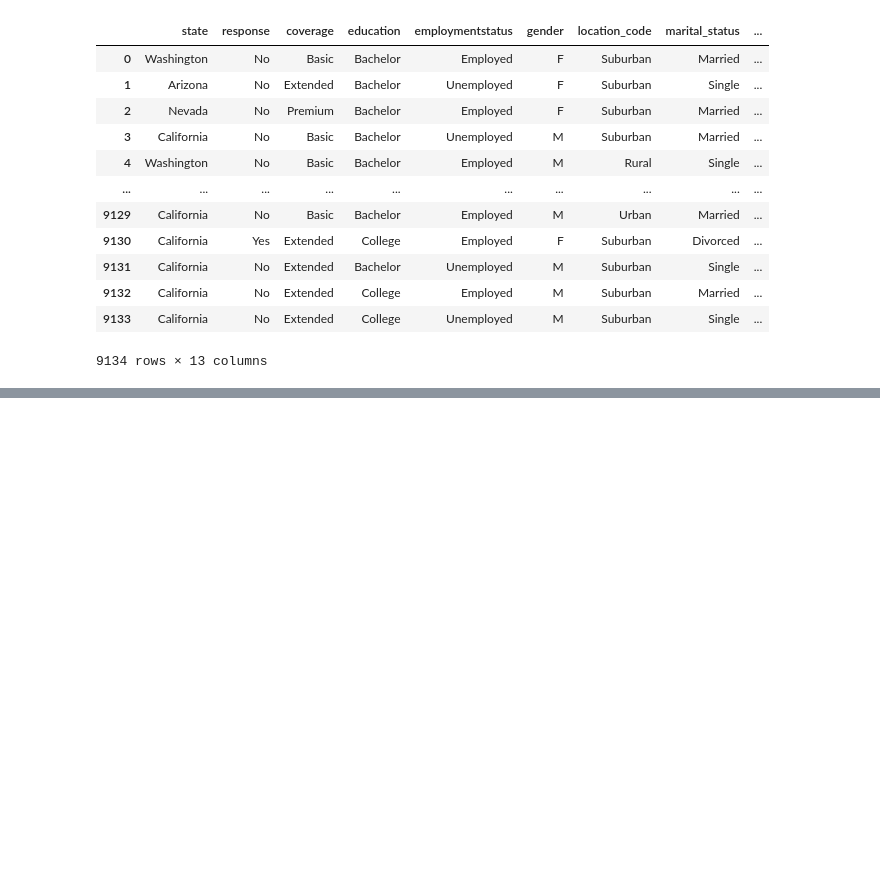
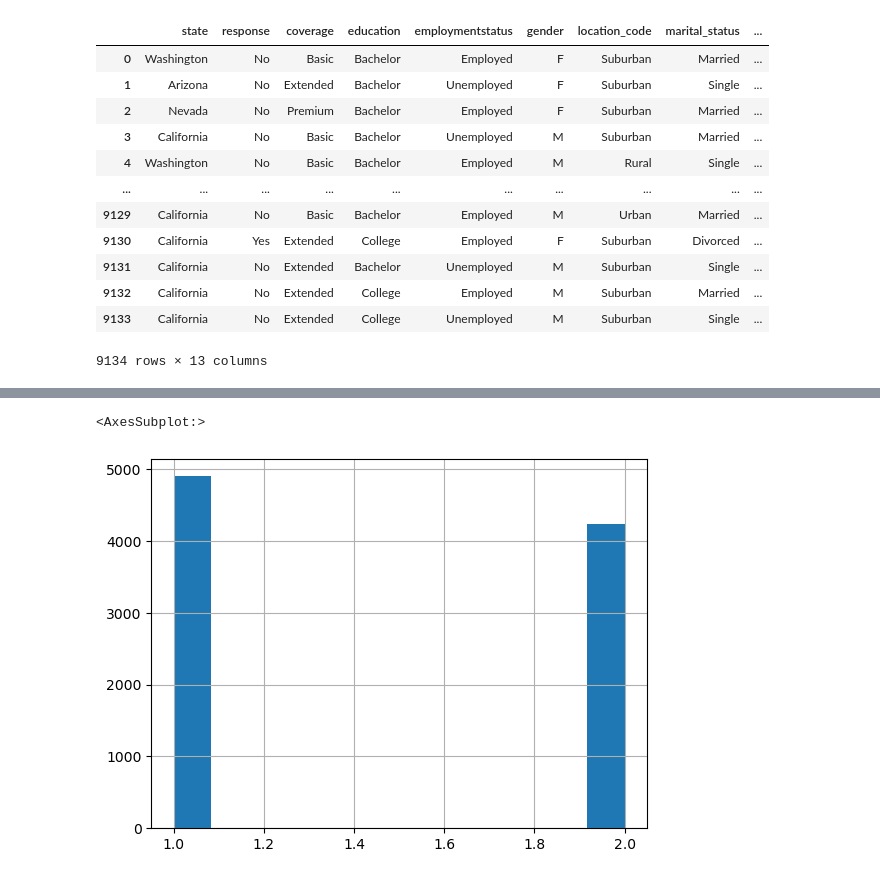
Before and after one commit to Adyto23/Lab-Comparing-regression-models, a Jupyter notebook: lab clean num .ipynb, the cells around one changed output, grey strips where cells are left out. Drawn from its saved outputs; the diff is of its cells as text; code cells hidden in the pictures; blank space fills up the shorter version.

```diff
--- a/lab clean num .ipynb
+++ b/lab clean num .ipynb
@@ -460,0 +515,13 @@ dtype: int64
+# %%
+customer_df['day_year'] = pd.to_datetime(customer_df["effective_to_date"]).dt.to_period('D')
+
+customer_df['month_year'] = pd.to_datetime(customer_df["effective_to_date"]).dt.to_period('M')
+
+customer_df['year_year'] = pd.to_datetime(customer_df["effective_to_date"]).dt.to_period('Y')
+# %%
+customer_df['month_year'] = pd.DatetimeIndex(customer_df['effective_to_date']).month
+customer_df['day_year'] = pd.DatetimeIndex(customer_df['effective_to_date']).day
+customer_df['year_year'] = pd.DatetimeIndex(customer_df['effective_to_date']).year
+numerical_df['month_year'] = pd.DatetimeIndex(customer_df['effective_to_date']).month
+numerical_df['day_year'] = pd.DatetimeIndex(customer_df['effective_to_date']).yea
+numerical_df['year_year']
@@ -460,0 +544,5 @@ dtype: int64
+# %%
+customer_df['month_year'].hist(bins=12)
+# %% [output]
+<AxesSubplot:>
+[figure, added]
```
Also changed, not shown: parts of 13 cells of this notebook.
